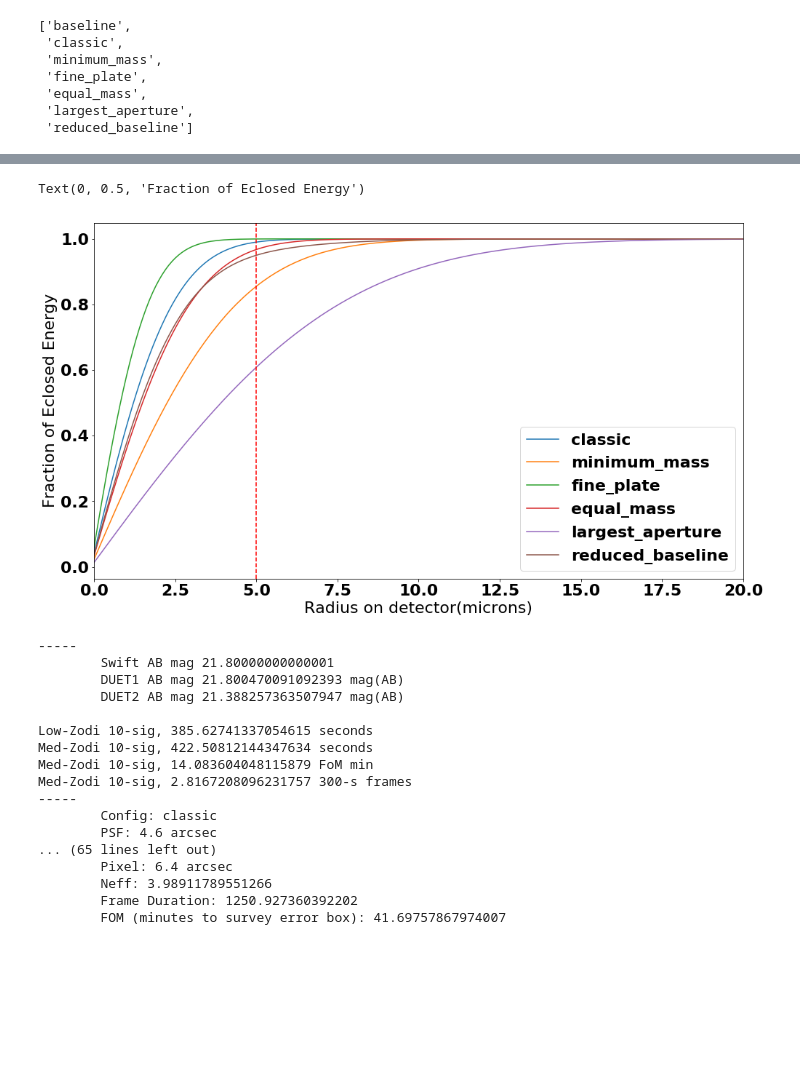
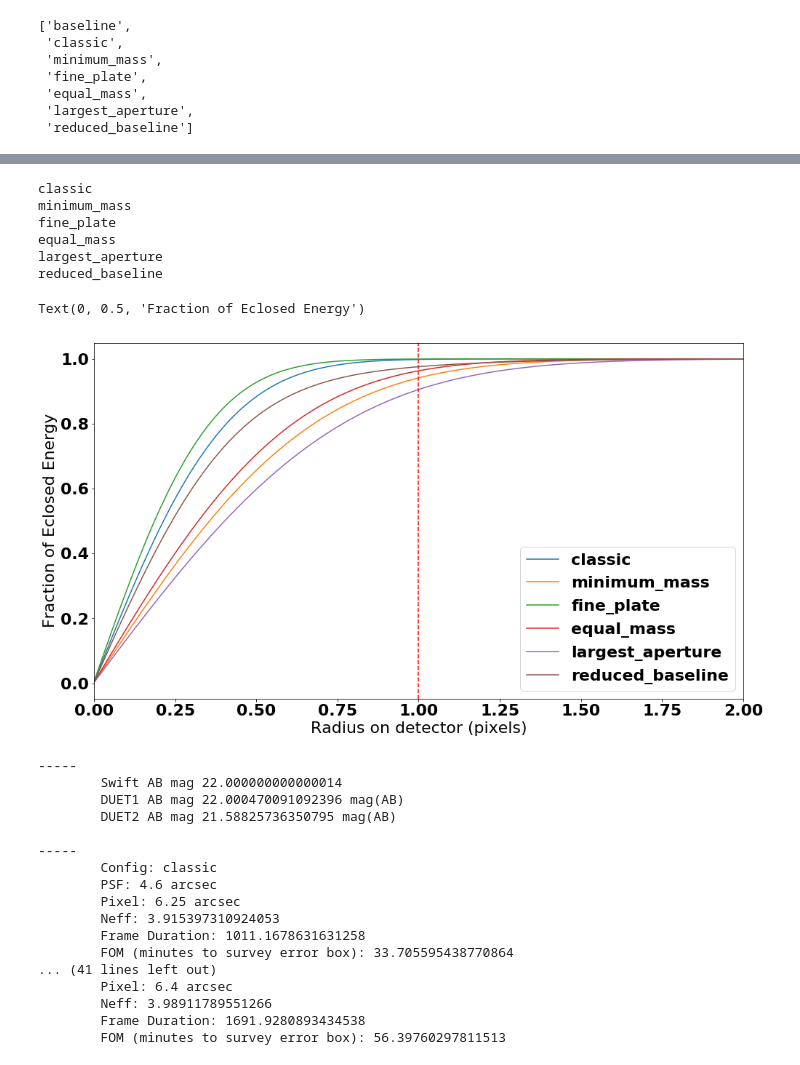
Before and after one commit to bwgref/duet-astro, a Jupyter notebook: notebooks/DUET Limiting Magnitudes Comparison.ipynb, the cells around one changed output, grey strips where cells are left out. Drawn from its saved outputs; the diff is of its cells as text; code cells hidden in the pictures; blank space fills up the shorter version.

Commit message:
Fixed large_aperture config
...incorrectly input the PSF sigma number. Also had not yet renormalized the PSF models to conserve counts (i.e. psf_model sums to 1).

```diff
--- a/notebooks/DUET Limiting Magnitudes Comparison.ipynb
+++ b/notebooks/DUET Limiting Magnitudes Comparison.ipynb
@@ -24,7 +24,7 @@ matplotlib.rc('font', **font)
 The autoreload extension is already loaded. To reload it, use:
   %reload_ext autoreload
 # %%
-duet = config.Telescope()
+duet = config.Telescope(config='largest_aperture')
 duet.config_list
 # %% [output]
 ['baseline',
@@ -34,6 +34,3 @@ duet.config_list
  'equal_mass',
  'largest_aperture',
  'reduced_baseline']
-# %%
-duet.update_psf()
-duet.psf_fwhm
@@ -41,0 +42,9 @@ $5 \; \mathrm{{}^{\prime\prime}}$
+# %%
+f = plt.figure(figsize=[16, 9])
+for ind, tel_type in enumerate(duet.config_list):
+
+
+    duet = config.Telescope(config=tel_type)
+    print(tel_type, duet.psf_params)
+#    psf = duet.psf_model()
+#    print(tel_type, duet.compute_psf_norms(), psf.array.sum())
@@ -42,24 +60,30 @@ $5 \; \mathrm{{}^{\prime\prime}}$
 # %%
 f = plt.figure(figsize=[16, 9])
 for ind, tel_type in enumerate(duet.config_list):
     if ind == 0:
         continue
-
+    print(tel_type)
     duet = config.Telescope(config=tel_type)
 
     pix, radpro = duet.calc_radial_profile()
     psf = duet.psf_model()
-    rind = np.arange(0,len(radpro))*pix
+    rind = np.arange(0,len(radpro))*pix / duet.pixel
     eef = np.cumsum(radpro)
     plt.plot(rind, eef /eef.max(), label=duet.config)
-    plt.xlim([0, 20])
+    plt.xlim([0, 2])
 plt.legend()
-plt.axvline(x=5., linestyle = '--', color ='r')
-plt.xlabel('Radius on detector(microns)')
+plt.axvline(x=1., linestyle = '--', color ='r')
+plt.xlabel('Radius on detector (pixels)')
 plt.ylabel('Fraction of Eclosed Energy')
 # %% [output]
-Text(0, 0.5, 'Fraction of Eclosed Energy')
+classic
+minimum_mass
+fine_plate
+equal_mass
+largest_aperture
+reduced_baseline
+Text(0, 0.5, 'Fraction of Eclosed Energy')
-[figure, old version]
+[figure, new version]
 # %%
 # FOM: Time to 22 ABmag for this configuration for DUET1
 # Old FOM for this
@@ -68,7 +92,7 @@ siglimit=10
 swiftmag = 21
 dmag = 0.05
 bbmag1 = 5*u.ABmag
-bbmag_target = 21.8*u.ABmag
+bbmag_target = 22.0*u.ABmag
 
 duet = config.Telescope(config='classic')
 bandone = duet.bandpass1
@@ -103,15 +127,15 @@ for ind, tel_type in enumerate(duet.config_list):
     band1_fluence, foo = bb_abmag_fluence(duet = duet, swiftmag=swiftmag*u.ABmag, bbtemp=15e3*u.K)
     band1_rate = duet.fluence_to_rate(band1_fluence)
     req_exp = calc_exposure(siglimit, band1_rate, bgd_band1, duet.read_noise, duet.neff)
-    print('Low-Zodi {}-sig, {} seconds'.format(siglimit, req_exp.value))
+#    print('Low-Zodi {}-sig, {} seconds'.format(siglimit, req_exp.value))
 
     [bgd_band1, bgd_band2] = background_pixel_rate(duet, med_zodi=True)
     band1_fluence, foo = bb_abmag_fluence(duet = duet, swiftmag=swiftmag*u.ABmag, bbtemp=15e3*u.K)
     band1_rate = duet.fluence_to_rate(band1_fluence)
     req_exp = calc_exposure(siglimit, band1_rate, bgd_band1, duet.read_noise, duet.neff)
-    print('Med-Zodi {}-sig, {} seconds'.format(siglimit, req_exp.value))
-    print('Med-Zodi {}-sig, {} FoM min'.format(siglimit, 2*req_exp.value/60.))
-    print('Med-Zodi {}-sig, {} 300-s frames'.format(siglimit, 2*req_exp.value/300.))
+#     print('Med-Zodi {}-sig, {} seconds'.format(siglimit, req_exp.value))
+#     print('Med-Zodi {}-sig, {} FoM min'.format(siglimit, 2*req_exp.value/60.))
+#     print('Med-Zodi {}-sig, {} 300-s frames'.format(siglimit, 2*req_exp.value/300.))
 
     # High Zodi, 10-sigma case.
     [bgd_band1, bgd_band2] = background_pixel_rate(duet, high_zodi=True)
@@ -141,19 +165,19 @@ for ind, tel_type in enumerate(duet.config_list):
 #     print('High-Zodi {}-sig, {} seconds'.format(siglimit, req_exp.value))
 # %% [output]
 -----
-        Swift AB mag 21.80000000000001
-        DUET1 AB mag 21.800470091092393 mag(AB)
-        DUET2 AB mag 21.388257363507947 mag(AB)
+        Swift AB mag 22.000000000000014
+        DUET1 AB mag 22.000470091092396 mag(AB)
+        DUET2 AB mag 21.58825736350795 mag(AB)
 
-Low-Zodi 10-sig, 385.62741337054615 seconds
-Med-Zodi 10-sig, 422.50812144347634 seconds
-Med-Zodi 10-sig, 14.083604048115879 FoM min
-Med-Zodi 10-sig, 2.8167208096231757 300-s frames
 -----
         Config: classic
         PSF: 4.6 arcsec
-... (65 lines left out)
+        Pixel: 6.25 arcsec
+        Neff: 3.915397310924053
+        Frame Duration: 1011.1678631631258
+        FOM (minutes to survey error box): 33.705595438770864
+... (41 lines left out)
         Pixel: 6.4 arcsec
         Neff: 3.98911789551266
-        Frame Duration: 1250.927360392202
-        FOM (minutes to survey error box): 41.69757867974007
+        Frame Duration: 1691.9280893434538
+        FOM (minutes to survey error box): 56.39760297811513
```
Also changed, not shown: parts of 5 cells of this notebook, 1 other file.
